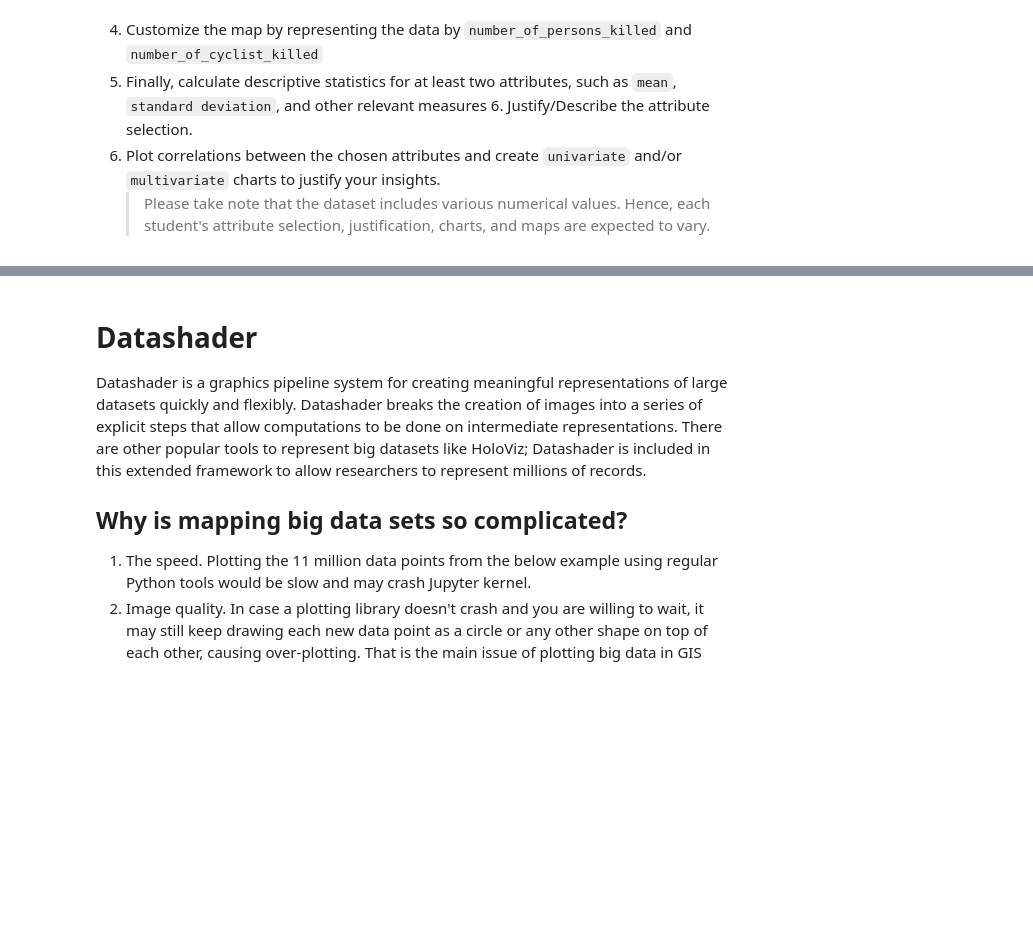
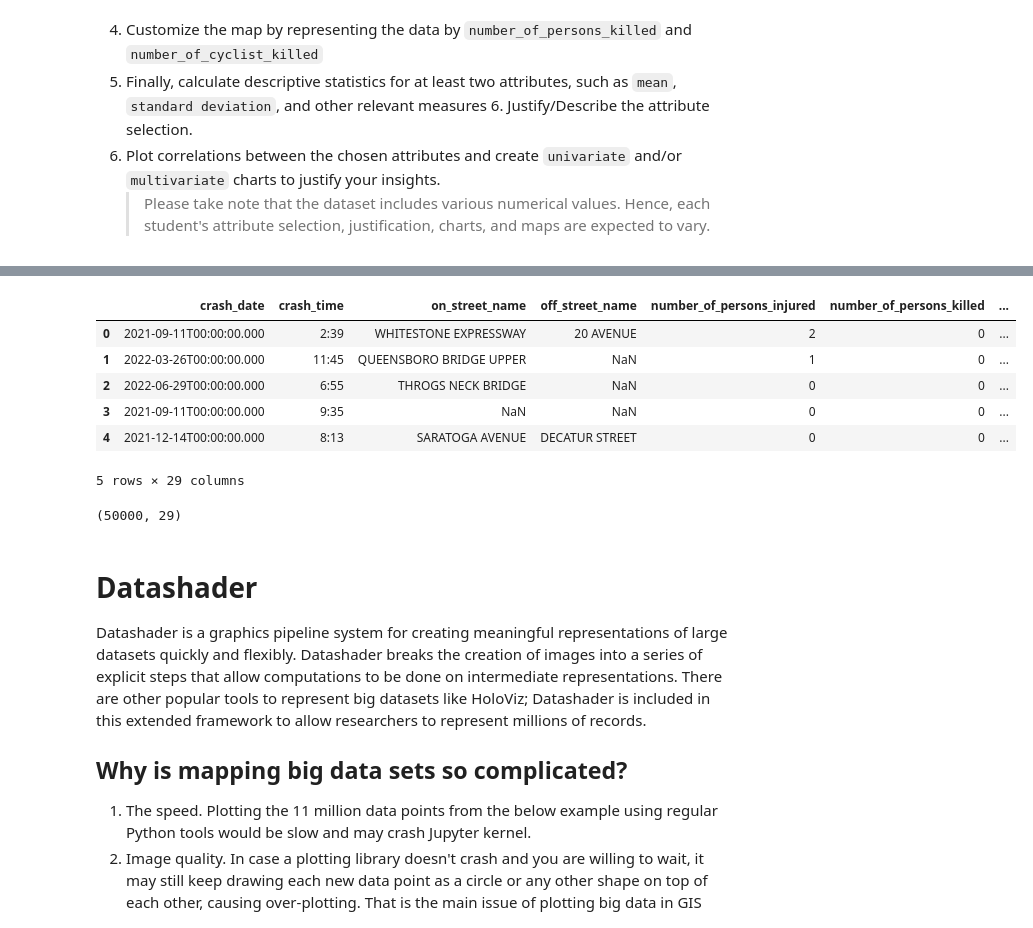
Before and after one commit to OscarChivers/UARepo, a Jupyter notebook: UA_LabWorkbook_3.ipynb, the cells around one changed output, grey strips where cells are left out. Saved outputs shown, nothing was run; the diff lists cells and outputs as text; code cells hidden in the pictures; blank space fills up the shorter version.

```diff
--- a/UA_LabWorkbook_3.ipynb
+++ b/UA_LabWorkbook_3.ipynb
@@ -792,3 +860,43 @@ r.to_html('MyGeoApp.html')
+# %%
+#!/usr/bin/env python
+
+# make sure to install these packages before running:
+# pip install pandas
+# pip install sodapy
+
+import pandas as pd
+from sodapy import Socrata
+
+
+# Unauthenticated client only works with public data sets. Note 'None'
+# in place of application token, and no username or password:
+client = Socrata("data.cityofnewyork.us", "xEhRTxqyPr7eGNeO2pKwEHNp4")
+# Example authenticated client (needed for non-public datasets):
+#client = Socrata("data.cityofnewyork.us",
+                 #MyAppToken= "xEhRTxqyPr7eGNeO2pKwEHNp4",
+                 #username="oc35@st-andrews.ac.uk",
+                 #password="Loladog8*")
+
+# First 2000 results, returned as JSON from API / converted to Python list of
+# dictionaries by sodapy.
+results = client.get("h9gi-nx95", limit=50000)
+
+# Convert to pandas DataFrame
+results_df = pd.DataFrame.from_records(results)
+# %%
+results_df.head()
+# %% [output]
+|  | crash_date | crash_time | on_street_name | off_street_name | number_of_persons_injured | number_of_persons_killed | ... |
+| 0 | 2021-09-11T00:00:00.000 | 2:39 | WHITESTONE EXPRESSWAY | 20 AVENUE | 2 | 0 | ... |
+| 1 | 2022-03-26T00:00:00.000 | 11:45 | QUEENSBORO BRIDGE UPPER | NaN | 1 | 0 | ... |
+| 2 | 2022-06-29T00:00:00.000 | 6:55 | THROGS NECK BRIDGE | NaN | 0 | 0 | ... |
+| 3 | 2021-09-11T00:00:00.000 | 9:35 | NaN | NaN | 0 | 0 | ... |
+| 4 | 2021-12-14T00:00:00.000 | 8:13 | SARATOGA AVENUE | DECATUR STREET | 0 | 0 | ... |
+5 rows × 29 columns
+# %%
+results_df.shape
+# %% [output]
+(50000, 29)
 # %% [markdown]
 # Datashader
 
```
Also changed, not shown: parts of 14 cells of this notebook, 1 other file.
